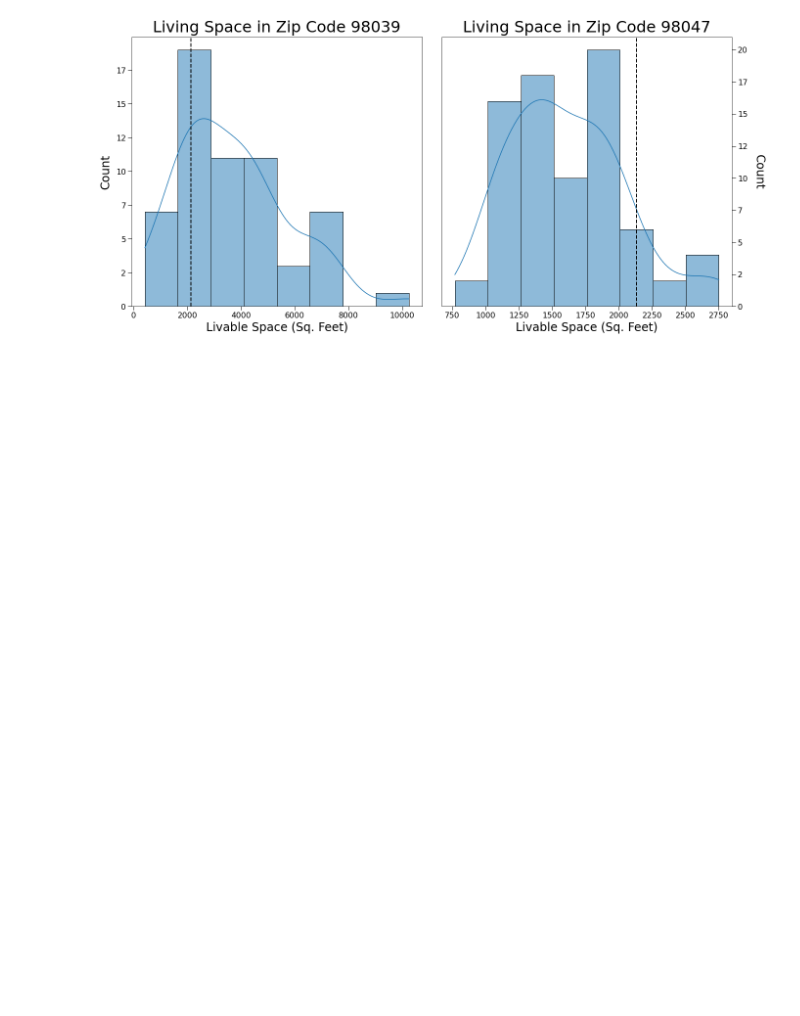
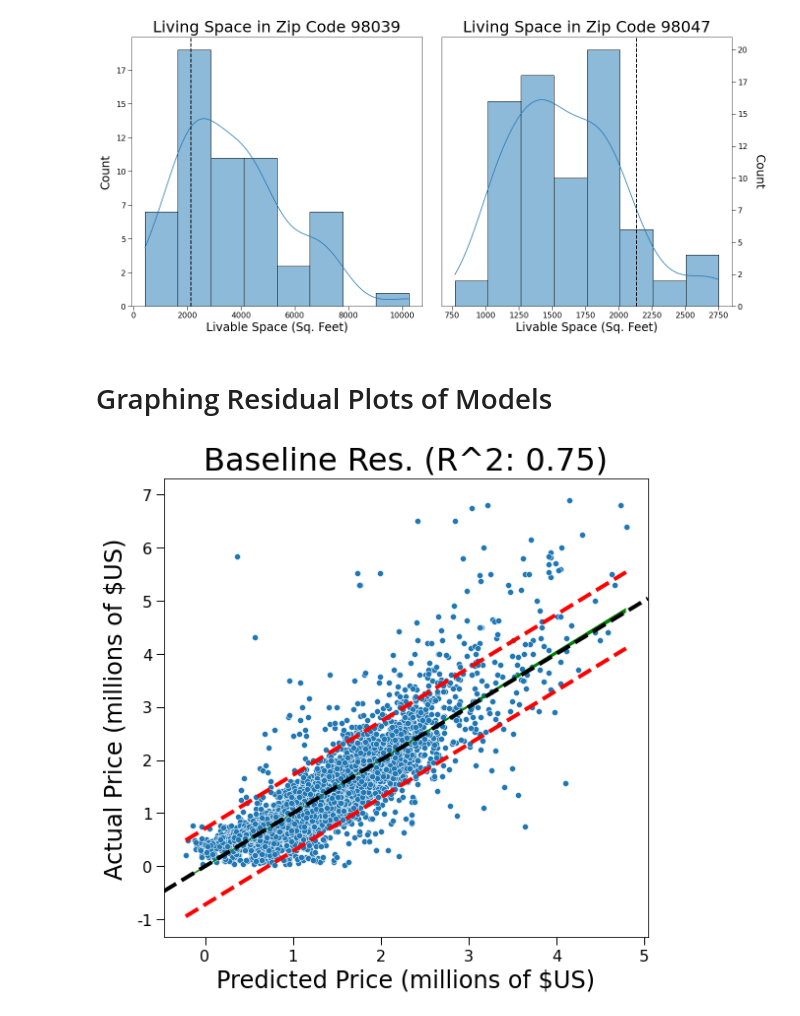
Before and after one commit to JoshuaGottlieb/King-County-Analysis, a Jupyter notebook: notebooks/Visualizations.ipynb, the cells around one changed output. Saved outputs shown, nothing was run; the diff lists cells and outputs as text; code cells hidden in the pictures; blank space fills up the shorter version.

```diff
--- a/notebooks/Visualizations.ipynb
+++ b/notebooks/Visualizations.ipynb
@@ -85,0 +96,8 @@ params_to_show = select_params + best_baseline_df_zipcodes
+# %%
+# Plots prediction interval given x-values, y-values, a prediction interval width, and axis
+def plot_prediction_interval(x2, y2, pi, ax):
+    ax.fill_between(x2, y2 + pi, y2 - pi, color = "None", linestyle = "--")
+    ax.plot(x2, y2 - pi, "--", color = 'r', linewidth = 4, label = "95% Prediction Limits")
+    ax.plot(x2, y2 + pi, "--", color = 'r', linewidth = 4,)
+
+    return None
@@ -235,31 +278,44 @@ plt.tight_layout(pad = 4.0)
 plt.savefig('../images/sqft_living_by_zipcode.png')
 # %% [output]
 [figure]
+# %% [markdown]
+# Graphing Residual Plots of Models
 # %%
-# # Declare fig, ax objects
-# fig, ax = plt.subplots(figsize = (8, 8))
+# Calculate necessary variables
+x, y, n, t, s_err, x2, y2, pi = compute_residual_statistics_for_plotting(baseline_y_pred, y_test_norm)
 
-# # Create seaborn scatterplot
-# sns.scatterplot(x = baseline_y_pred, y = y_test_norm);
+# Plotting
+fig, ax = plt.subplots(figsize=(8, 8))
 
-# # Draw line y = x to show where equality between prediction and actual should be
-# ax.axline([0, 0], [1, 1], linestyle = '--', linewidth = 2, c = 'k');
+# Data
+sns.scatterplot(x = baseline_y_pred, y = y_test_norm);
 
-# # Configure tick labels and ticks
-# ax.get_xaxis().set_major_formatter(pltticker.FuncFormatter(lambda x, p: format(int(x/1_000_000), ',')))
-# ax.get_yaxis().set_major_formatter(pltticker.FuncFormatter(lambda x, p: format(int(x/1_000_000), ',')))
+# Fit
+ax.axline([0, 0], [1, 1], linestyle = '--', linewidth = 4, c = 'k');
 
-# configure_ticklabels_and_params(ax)
+# Confidence Interval
+plot_ci_manual(t, s_err, n, x, x2, y2, ax=ax)
 
-# # Configure axis labels and title
-# configure_axislabels_and_title(ax,
-#                                'Predicted Price (millions of $US)',
-#                                'Actual Price (millions of $US)',
-#                                'Baseline Res. (R^2: 0.75)')
+# Prediction Interval
+plot_prediction_interval(x2, y2, pi, ax = ax)
 
-# # Set tight layout
-# plt.tight_layout()
+# Configure tick labels and ticks
+ax.get_xaxis().set_major_formatter(pltticker.FuncFormatter(lambda x, p: format(int(x/1_000_000), ',')))
+ax.get_yaxis().set_major_formatter(pltticker.FuncFormatter(lambda x, p: format(int(x/1_000_000), ',')))
 
-# # Save image
-# plt.savefig('../images/baseline_residuals.png')
+configure_ticklabels_and_params(ax)
+
+# Configure axis labels and title
+configure_axislabels_and_title(ax,
+                               'Predicted Price (millions of $US)',
+                               'Actual Price (millions of $US)',
+                               'Baseline Res. (R^2: 0.75)')
+
+# Set tight layout
+plt.tight_layout()
+
+# Save image
+plt.savefig('../images/baseline_residuals.png')
+# %% [output]
+[figure, added]
 # %%
```
Also changed, not shown: parts of 20 cells of this notebook, 6 other files.
